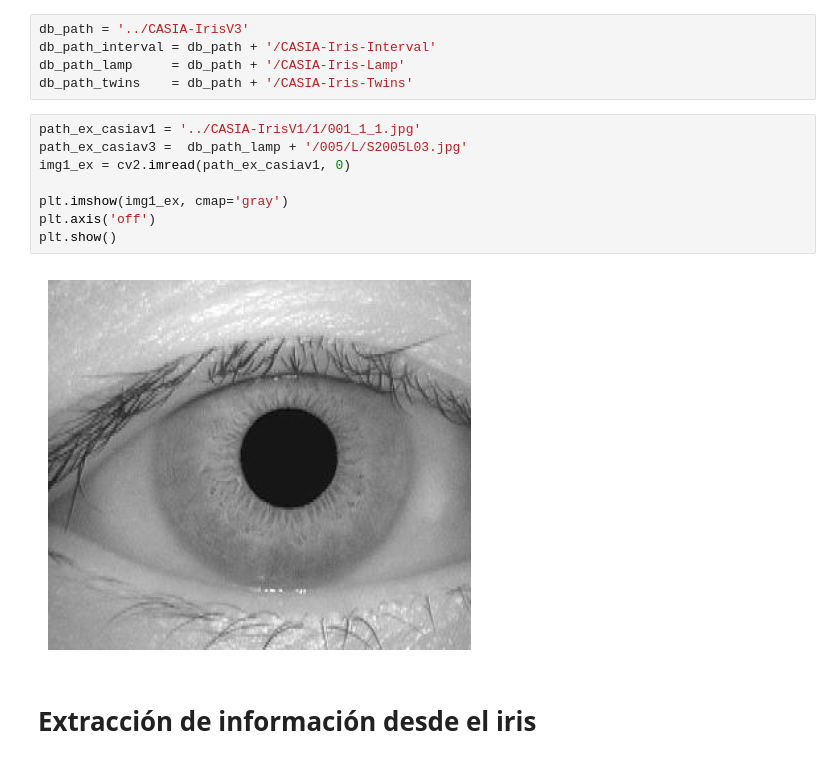
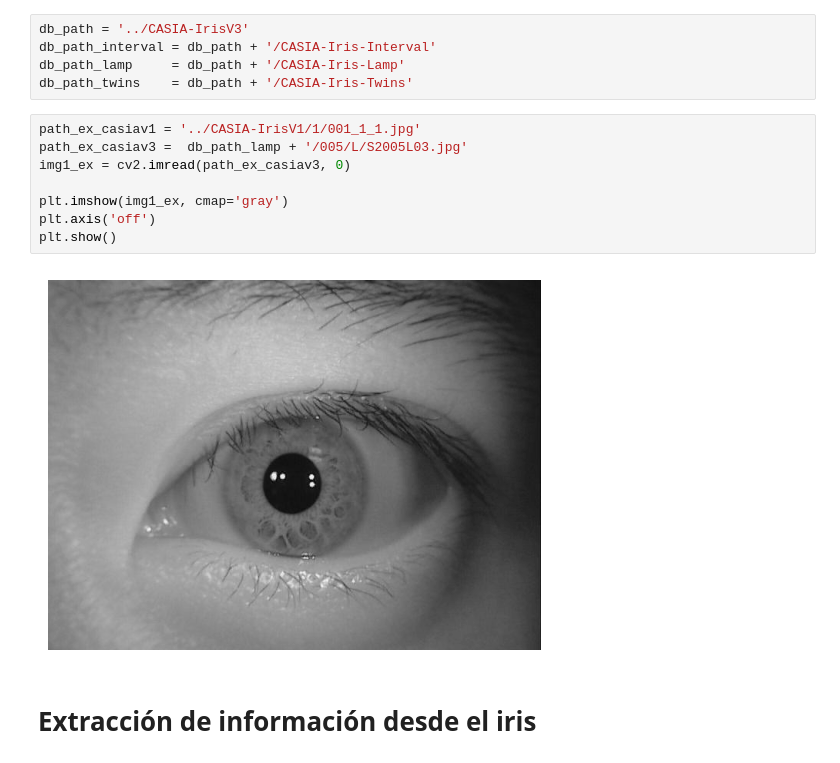
Before and after one commit to rorrocatalam/EL7007_Project, a Jupyter notebook: code/test.ipynb, the cells around one changed output. Cells and saved outputs as stored; diff of their text form.

```diff
--- a/code/test.ipynb
+++ b/code/test.ipynb
@@ -16,13 +17,13 @@ db_path_twins    = db_path + '/CASIA-Iris-Twins'
 # %%
 path_ex_casiav1 = '../CASIA-IrisV1/1/001_1_1.jpg'
 path_ex_casiav3 =  db_path_lamp + '/005/L/S2005L03.jpg'
-img1_ex = cv2.imread(path_ex_casiav1, 0)
+img1_ex = cv2.imread(path_ex_casiav3, 0)
 
 plt.imshow(img1_ex, cmap='gray')
 plt.axis('off')
 plt.show()
 # %% [output]
-[figure, old version]
+[figure, new version]
 # %% [markdown]
 # Extracción de información desde el iris
 # %%
```
Also changed, not shown: parts of 11 cells of this notebook, 1 other file.
